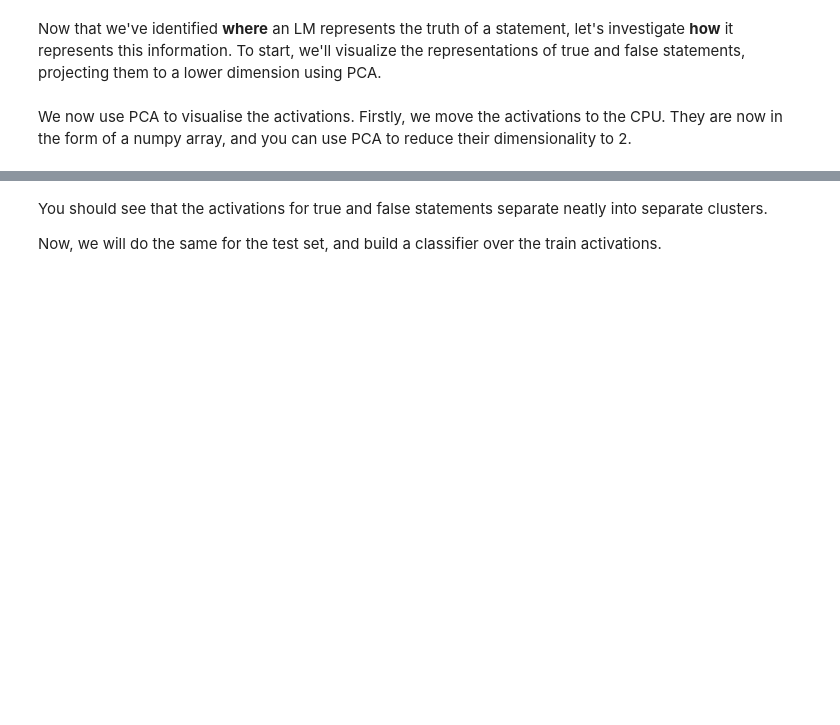
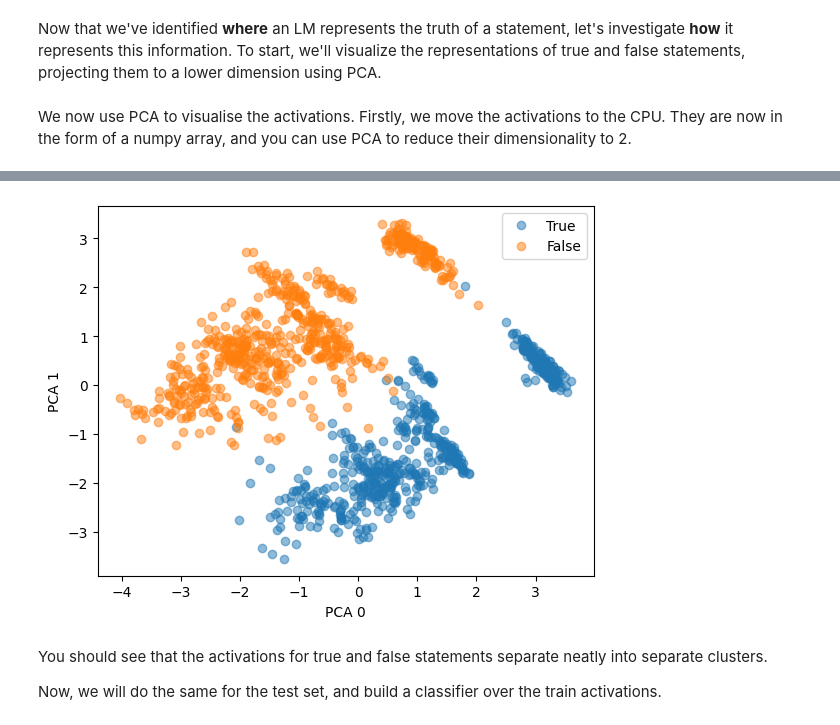
Before and after one commit to Noam-Coh3n/MLLM_practical, a Jupyter notebook: Practical_Notebook_2.ipynb, the cells around one changed output, grey strips where cells are left out. Saved outputs shown, nothing was run; the diff lists cells and outputs as text; code cells hidden in the pictures; blank space fills up the shorter version.

```diff
--- a/Practical_Notebook_2.ipynb
+++ b/Practical_Notebook_2.ipynb
@@ -91,5 +97,9 @@ Load the city locations dataset, split into train and test, and evaluate the per
 # %%
 # Load the city locations dataset and split into train and test
 # Link: https://raw.githubusercontent.com/saprmarks/geometry-of-truth/refs/heads/main/datasets/cities.csv
+import pandas as pd
+from sklearn.model_selection import train_test_split
 
-# YOUR CODE HERE
+df = pd.read_csv('https://raw.githubusercontent.com/saprmarks/geometry-of-truth/refs/heads/main/datasets/cities.csv')
+
+Xtrain, Xtest, ytrain, ytest = train_test_split(df.statement, df.label, test_size=0.2, random_state=12)
@@ -103,0 +106,16 @@ Load the city locations dataset, split into train and test, and evaluate the per
+# %%
+# Run the model over the train split and save the predictions
+from tqdm import trange
+import torch
+
+predictions = []
+
+with torch.no_grad():
+  for i in trange(len(Xtrain)):
+    statement = Xtrain.iloc[i]
+    prompt = PROMPT_TEMPLATE_LOC.format(statement=statement)
+
+    with model.trace(prompt) as trace:
+      logits = model.output.logits.save()
+
+    predictions.append(model.tokenizer.decode(logits.argmax(dim=-1)[0, -1]))
@@ -275,8 +313,10 @@ We now use PCA to visualise the activations. Firstly, we move the activations to
 train_activations = train_activations.detach().cpu().numpy()
 
 # 0.5 pts Use PCA to reduce the dimensionality of the activations to 2
+from sklearn.decomposition import PCA
 
-## YOUR CODE HERE
+pca = PCA(n_components=2)
+train_activations_2d = pca.fit_transform(train_activations)
 # %% [markdown]
 Now, plot the 2d PCA components on a scatter plot, using different colours for the activations corresponding to true statements and false statements. You should get something resembling the following:
 ![2d_acts.png](embedded-picture-1)
@@ -292,3 +323,13 @@ Now, plot the 2d PCA components on a scatter plot, using different colours for t
+# %%
+# Plot the activations for true and false statments.
+plt.plot(*train_activations_2d[ytrain==1].T, 'o', alpha=.5, label="True")
+plt.plot(*train_activations_2d[ytrain==0].T, 'o', alpha=.5, label="False")
+plt.xlabel("PCA 0")
+plt.ylabel("PCA 1")
+plt.legend()
+plt.show()
+# %% [output]
+[figure, added]
 # %% [markdown]
 You should see that the activations for true and false statements separate neatly into separate clusters.
 
```
Also changed, not shown: parts of 13 cells of this notebook.
